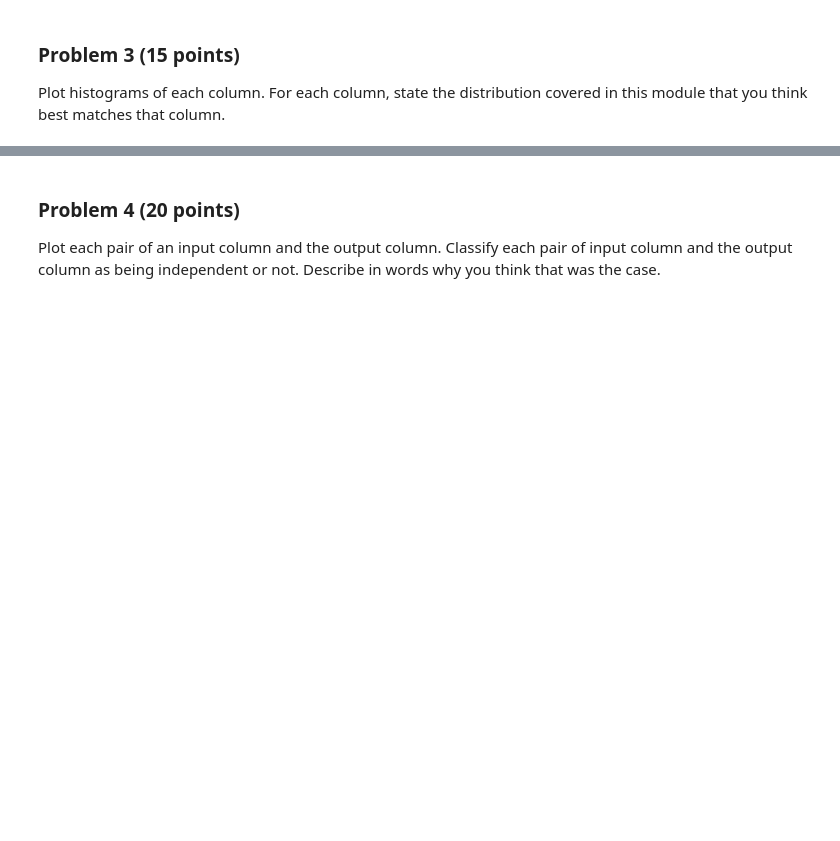
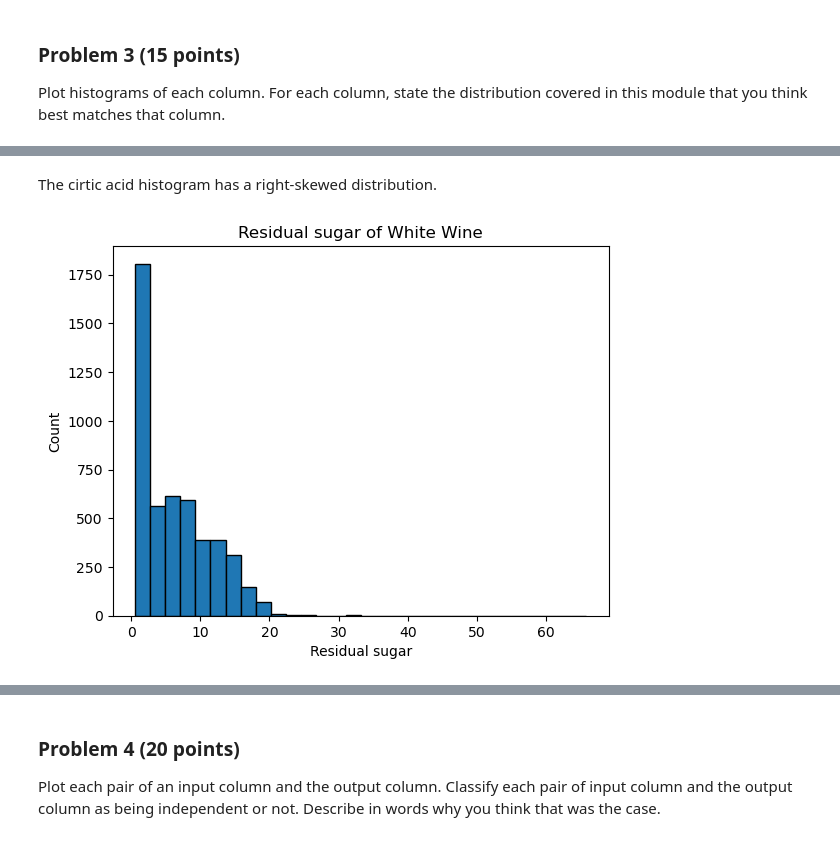
Before and after one commit to keshleem/dx601-final-project, a Jupyter notebook: project.ipynb, the cells around one changed output, grey strips where cells are left out. Saved outputs shown, nothing was run; the diff lists cells and outputs as text; code cells hidden in the pictures; blank space fills up the shorter version.

```diff
--- a/project.ipynb
+++ b/project.ipynb
@@ -128,0 +157,11 @@ YOUR ANSWERS HERE
+# %% [markdown]
+The cirtic acid histogram has a right-skewed distribution.
+# %%
+# residual sugar histogram
+plt.hist(wine_quality_white["residual sugar"], edgecolor="black", bins=30)
+plt.title("Residual sugar of White Wine")
+plt.xlabel("Residual sugar")
+plt.ylabel("Count")
+plt.show()
+# %% [output]
+[figure, added]
```
Also changed, not shown: parts of 42 cells of this notebook.
